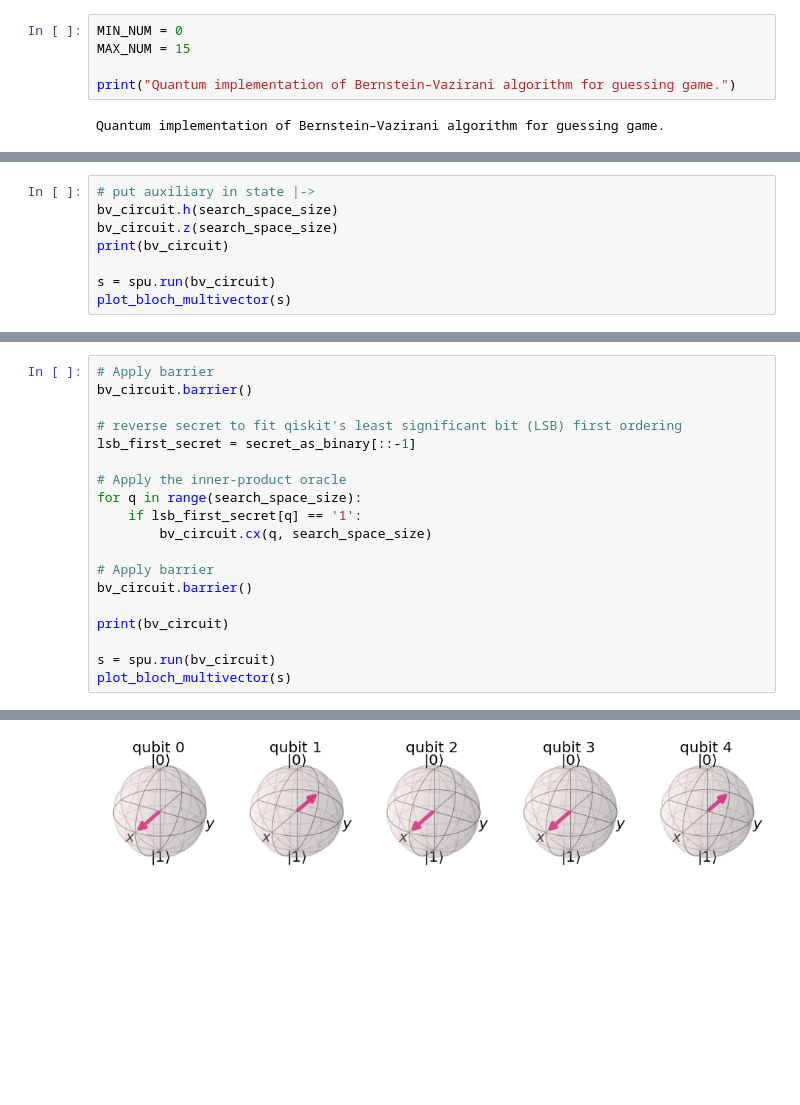
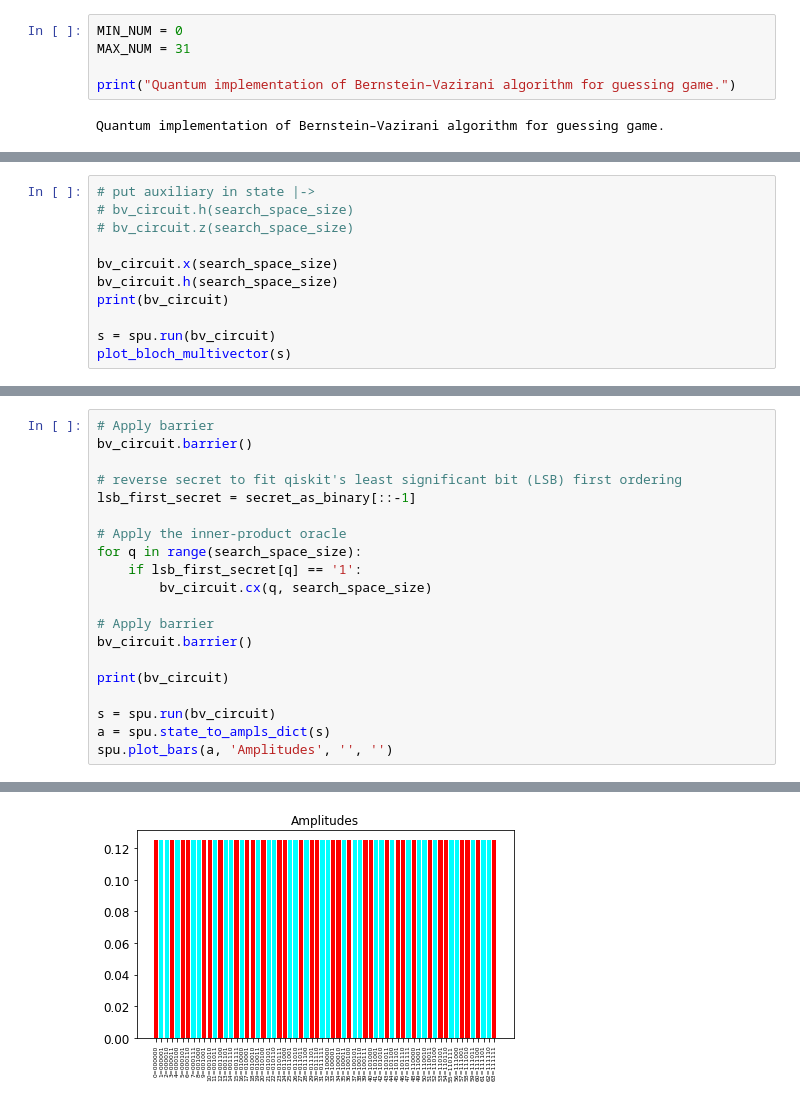
Before and after one commit to dmtrinh/quantum-classical-simple-search, a Jupyter notebook: quantum_bernstein_vazirani2.ipynb, the cells around one changed output, grey strips where cells are left out. Cells and saved outputs as stored; diff of their text form; blank space fills up the shorter version.

```diff
--- a/quantum_bernstein_vazirani2.ipynb
+++ b/quantum_bernstein_vazirani2.ipynb
@@ -17,7 +17,7 @@ sys.path.append('../quantum-computing/python/src')
 import state_preparation_util as spu
 # %%
 MIN_NUM = 0
-MAX_NUM = 15
+MAX_NUM = 31
 
 print("Quantum implementation of Bernstein–Vazirani algorithm for guessing game.")
 # %% [output]
@@ -65,7 +67,10 @@ q_4:
 # %%
 # put auxiliary in state |->
+# bv_circuit.h(search_space_size)
+# bv_circuit.z(search_space_size)
+
+bv_circuit.x(search_space_size)
 bv_circuit.h(search_space_size)
-bv_circuit.z(search_space_size)
 print(bv_circuit)
 
 s = spu.run(bv_circuit)
@@ -133,5 +142,6 @@ bv_circuit.barrier()
 print(bv_circuit)
 
 s = spu.run(bv_circuit)
-plot_bloch_multivector(s)
+a = spu.state_to_ampls_dict(s)
+spu.plot_bars(a, 'Amplitudes', '', '')
 # %% [output]
@@ -149 +161 @@ q_4: ┤ H ├┤ Z ├─░─┤ X ├─░─
-[figure, old version]
+[figure, new version]
```
Also changed, not shown: parts of 16 cells of this notebook.
